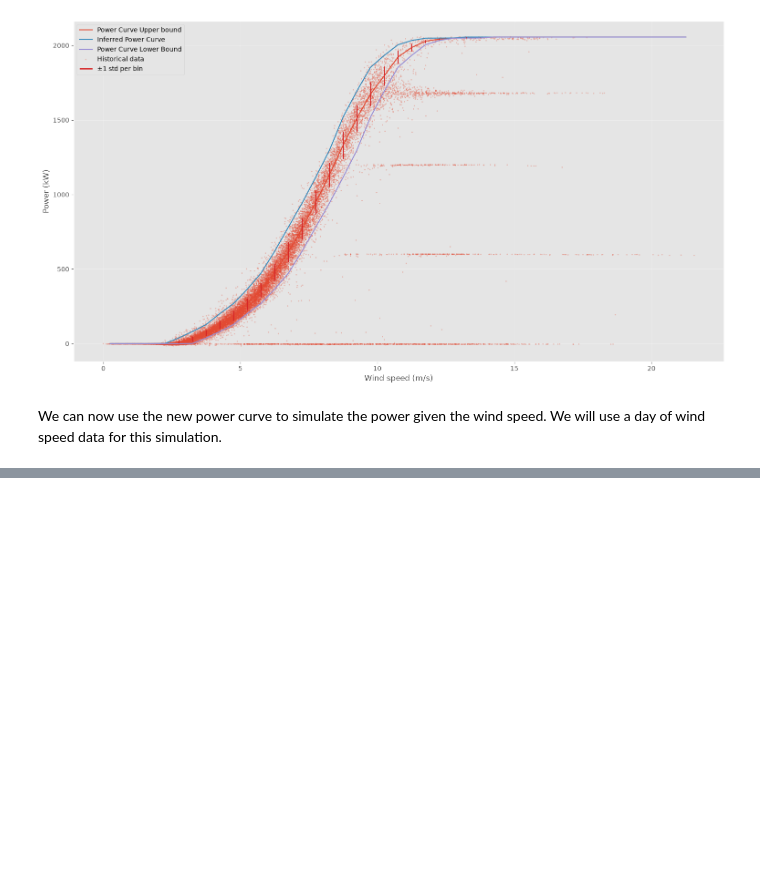
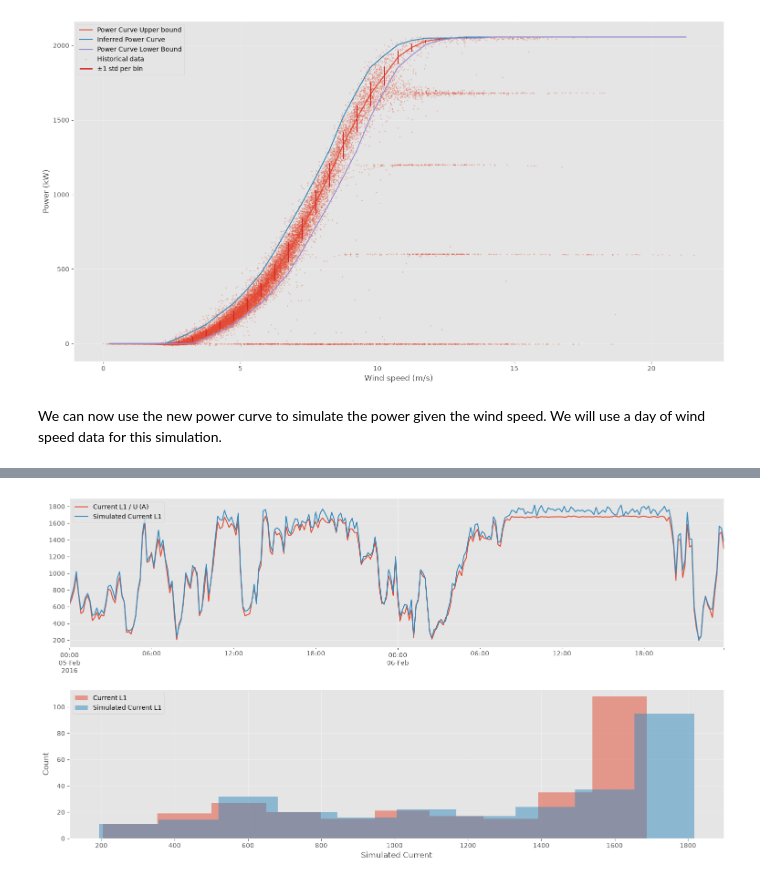
Before and after one commit to doctrino/meditatio, a Jupyter notebook: statistics/simulation_physical.ipynb, the cells around one changed output, grey strips where cells are left out. Saved outputs shown, nothing was run; the diff lists cells and outputs as text; code cells hidden in the pictures; blank space fills up the shorter version.

```diff
--- a/statistics/simulation_physical.ipynb
+++ b/statistics/simulation_physical.ipynb
@@ -282,0 +308,21 @@ axes[1].legend();
+# %%
+random_date = slice("2016-02-05", "2016-02-06")
+
+simulated_current_l1 = np.polyval([a, b], df.loc[random_date, "Power (kW)"].values) + np.random.normal(loc=0, scale=sigma, size=len(df.loc[random_date, "Power (kW)"].values))
+
+fid, axes = plt.subplots(nrows=2, figsize=(15, 8), constrained_layout=True)
+
+df.loc[random_date, "Current L1 / U (A)"].plot(ax=axes[0])
+sim_series = pd.Series(index=df.loc[random_date, "Current L1 / U (A)"].index, data=simulated_current_l1)
+sim_series.plot(ax=axes[0], label="Simulated Current L1")
+axes[0].legend()
+
+
+df.loc[random_date, "Current L1 / U (A)"].hist(ax=axes[1], alpha=0.5, label="Current L1")
+sim_series.hist(ax=axes[1], alpha=0.5, label="Simulated Current L1")
+axes[1].set_xlabel("Simulated Current")
+axes[1].set_ylabel("Count")
+axes[1].set_title("Distribution of Simulated Current")
+axes[1].legend();
+# %% [output]
+[figure, added]
```
Also changed, not shown: parts of 20 cells of this notebook.
